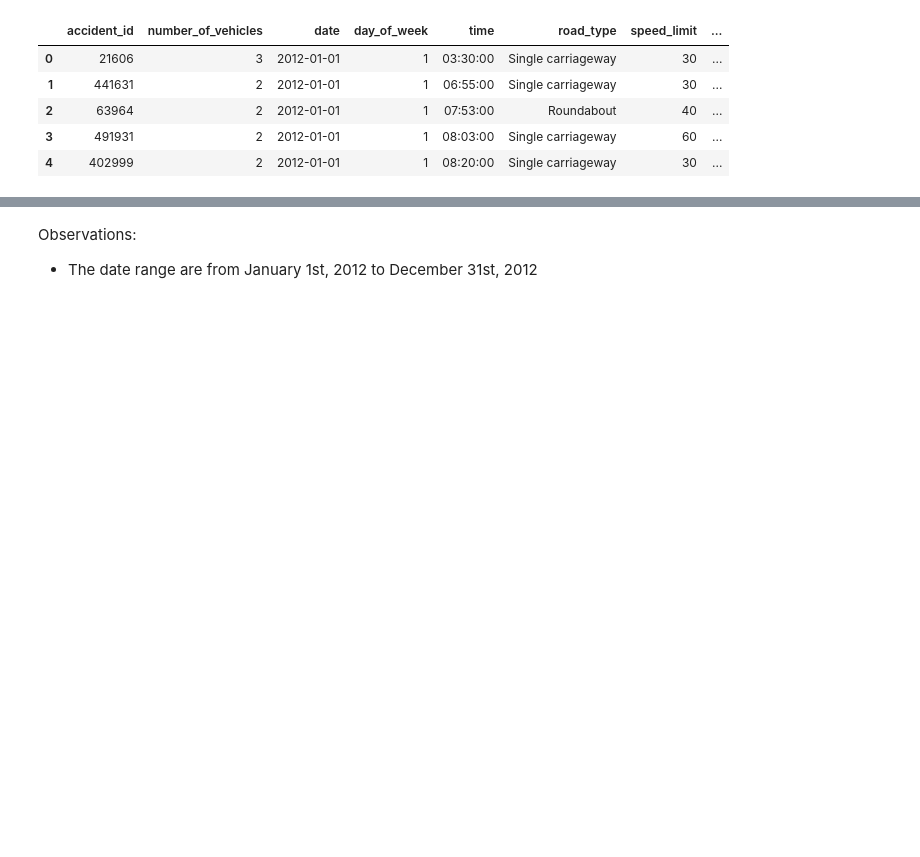
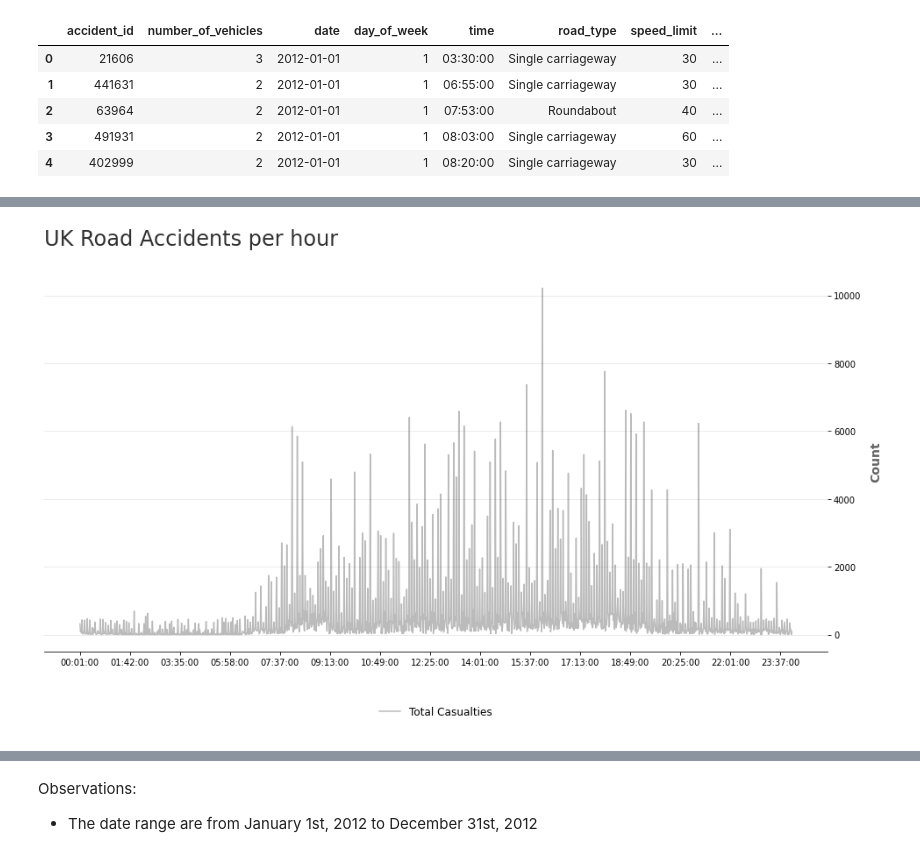
Before and after one commit to irfan-fadhlurrahman/accident-risk-scoring, a Jupyter notebook: notebooks/exploration.ipynb, the cells around one changed output, grey strips where cells are left out. Cells and saved outputs as stored; diff of their text form; code cells hidden in the pictures; blank space fills up the shorter version.

Commit message:
add new time series graph

```diff
--- a/notebooks/exploration.ipynb
+++ b/notebooks/exploration.ipynb
@@ -696,0 +703,41 @@ full_train.head()
+# %%
+from matplotlib.ticker import (MultipleLocator, FormatStrFormatter,
+                               AutoMinorLocator)
+
+
+data = full_train.groupby('time')['number_of_casualties'].sum()
+colors_dark = ["#1F1F1F", "#313131", '#636363', '#AEAEAE', '#DADADA']
+fig, ax = plt.subplots(figsize=(16, 8))
+
+line = ax.plot(
+    data.index, data.values,
+    color=colors_dark[0],
+    alpha=0.3,
+    label='Total Casualties',
+)
+
+xmin, xmax = ax.get_xlim()
+ymin, ymax = ax.get_ylim()
+ax.yaxis.set_label_position("right")
+ax.yaxis.tick_right()
+
+for location in ['top', 'left', 'right']:
+    ax.spines[location].set_visible(False)
+
+ax.grid(axis='y', alpha=0.3)
+ax.legend(loc='upper center', bbox_to_anchor=(0.5, -0.1), ncol=5, borderpad=1, frameon=False, fontsize=12)
+ax.set_ylabel("Count", fontsize=14, labelpad=10, fontweight='bold', color=colors_dark[2])
+#ax.set_xlabel("Day of Week", fontsize=14, labelpad=10, fontweight='bold', color=colors_dark[2])
+#ax.xaxis.set_major_locator(mdates.MinuteLocator())
+ax.xaxis.grid(True, which='minor')
+ax.xaxis.set_major_locator(MultipleLocator(96))
+ax.text(
+    s="UK Road Accidents per hour",
+    fontsize=24,
+    color=colors_dark[1],
+    x=xmin, y=ymax*1.07
+)
+
+plt.show()
+# %% [output]
+[figure, added]
```
Also changed, not shown: parts of 10 cells of this notebook.
